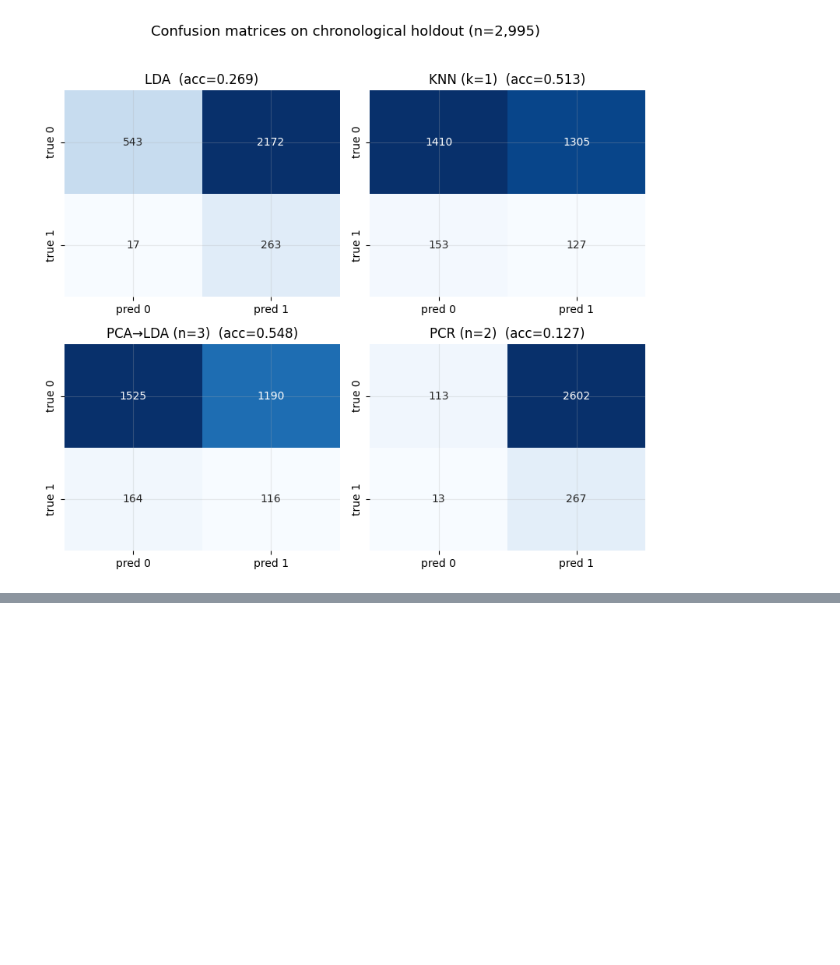
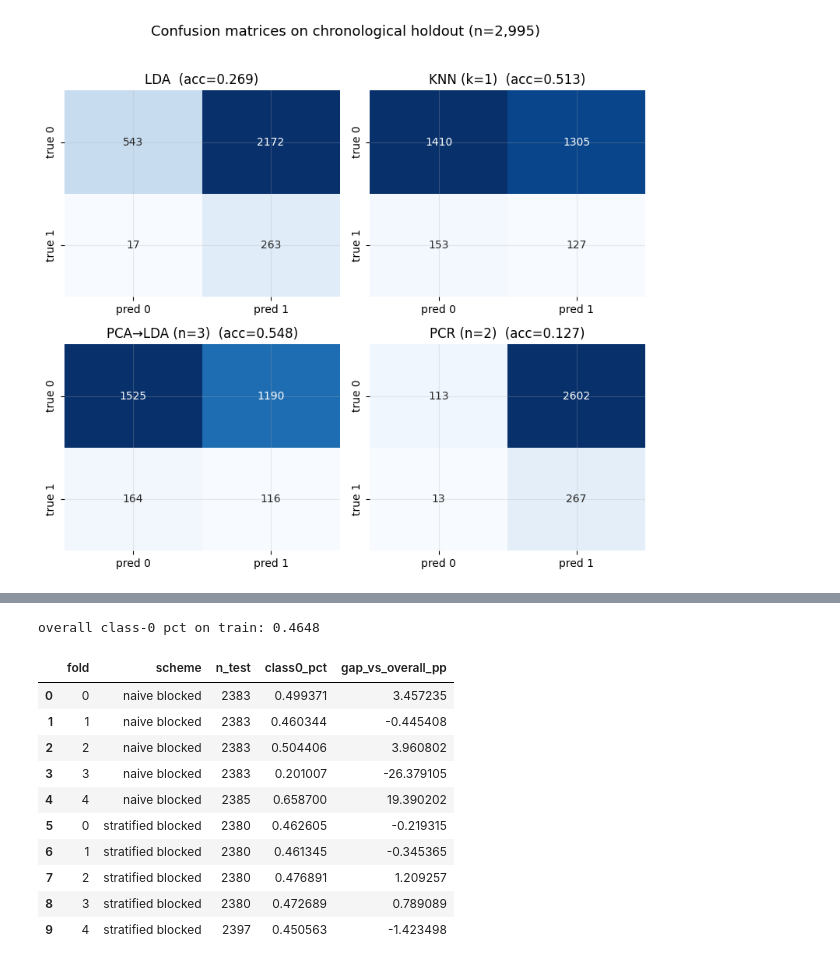
Before and after one commit to BariBariGood/cogs109-eeg-eye-state-classifier, a Jupyter notebook: notebooks/02_modeling.ipynb, the cells around one changed output, grey strips where cells are left out. Cells and saved outputs as stored; diff of their text form; code cells hidden in the pictures; blank space fills up the shorter version.

```diff
--- a/notebooks/02_modeling.ipynb
+++ b/notebooks/02_modeling.ipynb
@@ -68,11 +68,17 @@ shuffled_folds = [
     (np.asarray(tr, dtype=np.int64), np.asarray(te, dtype=np.int64))
     for tr, te in folds_blob['shuffled']
 ]
+stratified_blocked_folds = [
+    (np.asarray(tr, dtype=np.int64), np.asarray(te, dtype=np.int64))
+    for tr, te in folds_blob['stratified_blocked']
+]
 
 print('train shape:', X_train.shape, 'test shape:', X_test.shape)
 print('train class balance:', dict(pd.Series(y_train).value_counts()))
 print('test class balance:', dict(pd.Series(y_test).value_counts()))
-print('blocked folds:', len(blocked_folds), 'shuffled folds:', len(shuffled_folds))
+print('blocked folds:', len(blocked_folds),
+      'shuffled folds:', len(shuffled_folds),
+      'stratified_blocked folds:', len(stratified_blocked_folds))
 # %% [output]
 train shape: (11917, 14) test shape: (2995, 14)
 train class balance: {1: 6378, 0: 5539}
@@ -521,0 +579,30 @@ narrative and poster around these artifacts.
+# %%
+overall_c0 = float((y_train == 0).mean())
+rows = []
+for fold_i, (_, te) in enumerate(blocked_folds):
+    rows.append({'fold': fold_i, 'scheme': 'naive blocked',
+                 'n_test': int(len(te)),
+                 'class0_pct': float((y_train[te] == 0).mean())})
+for fold_i, (_, te) in enumerate(stratified_blocked_folds):
+    rows.append({'fold': fold_i, 'scheme': 'stratified blocked',
+                 'n_test': int(len(te)),
+                 'class0_pct': float((y_train[te] == 0).mean())})
+fold_balance_df = pd.DataFrame(rows)
+fold_balance_df['gap_vs_overall_pp'] = (
+    100.0 * (fold_balance_df['class0_pct'] - overall_c0)
+)
+print(f'overall class-0 pct on train: {overall_c0:.4f}')
+fold_balance_df
+# %% [output]
+overall class-0 pct on train: 0.4648
+|  | fold | scheme | n_test | class0_pct | gap_vs_overall_pp |
+| 0 | 0 | naive blocked | 2383 | 0.499371 | 3.457235 |
+| 1 | 1 | naive blocked | 2383 | 0.460344 | -0.445408 |
+| 2 | 2 | naive blocked | 2383 | 0.504406 | 3.960802 |
+| 3 | 3 | naive blocked | 2383 | 0.201007 | -26.379105 |
+| 4 | 4 | naive blocked | 2385 | 0.658700 | 19.390202 |
+| 5 | 0 | stratified blocked | 2380 | 0.462605 | -0.219315 |
+| 6 | 1 | stratified blocked | 2380 | 0.461345 | -0.345365 |
+| 7 | 2 | stratified blocked | 2380 | 0.476891 | 1.209257 |
+| 8 | 3 | stratified blocked | 2380 | 0.472689 | 0.789089 |
+| 9 | 4 | stratified blocked | 2397 | 0.450563 | -1.423498 |
```
Also changed, not shown: parts of 14 cells of this notebook, 4 other files.
